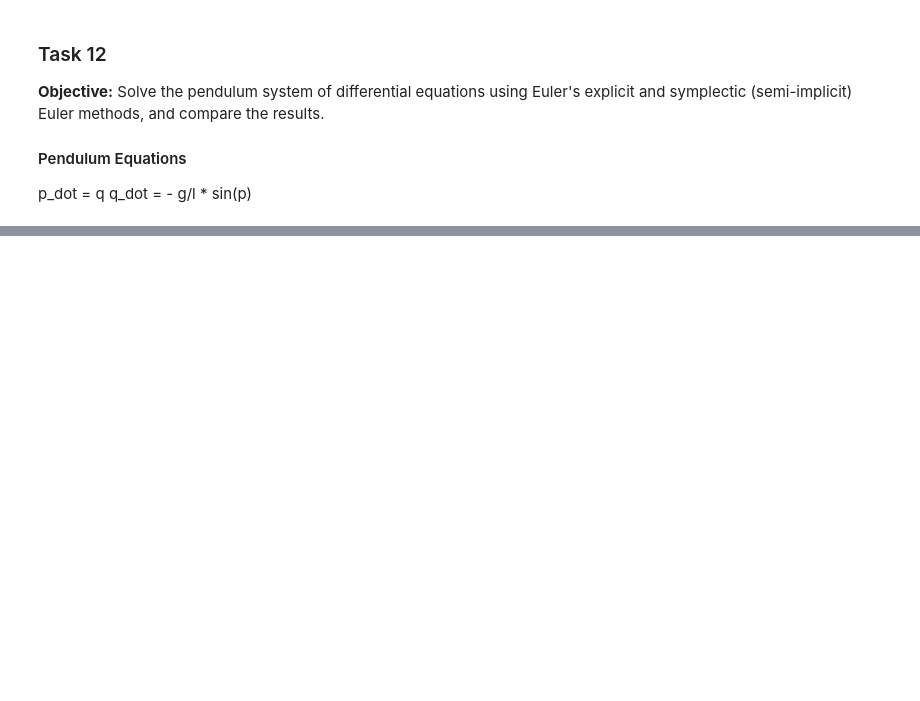
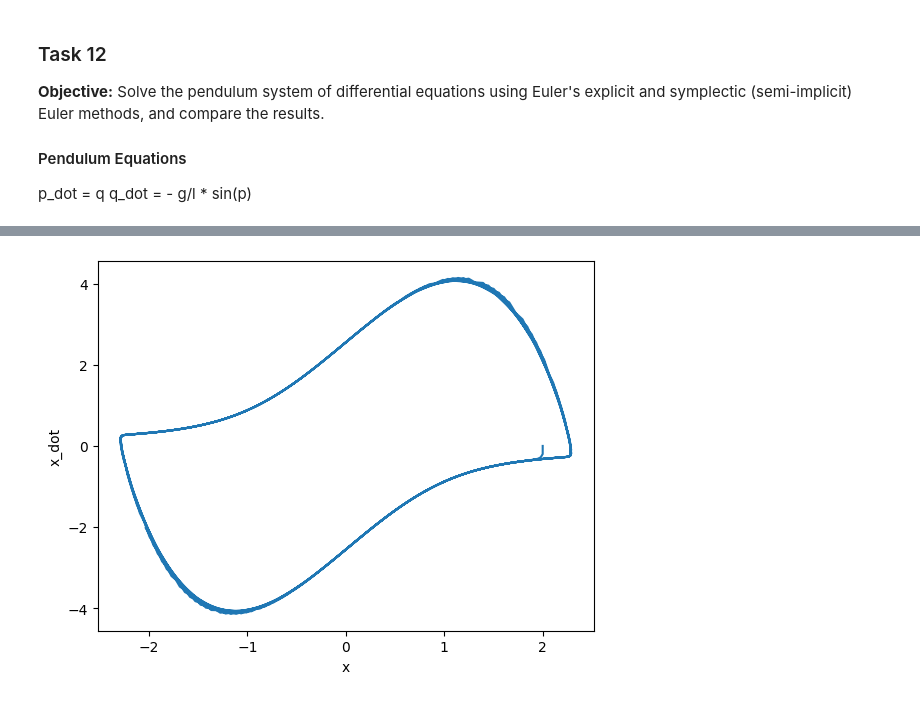
Before and after one commit to erikbohne/TMA4101_Mathematics1, a Jupyter notebook: 5_Difflikningsystemer/difflikningsystemer.ipynb, the cells around one changed output, grey strips where cells are left out. Cells and saved outputs as stored; diff of their text form; code cells hidden in the pictures; blank space fills up the shorter version.

Commit message:
differntial equation systems

```diff
--- a/5_Difflikningsystemer/difflikningsystemer.ipynb
+++ b/5_Difflikningsystemer/difflikningsystemer.ipynb
@@ -133,0 +189,33 @@ q_dot = - g/l * sin(p)
+# %%
+# Define constants
+mu = 2
+T = 60 # Time
+h = 0.1 # Step size
+N = int(T/h) # Number of steps
+x, y = 2, 0 # Initial values
+x_values, y_values = [], [] # Lists to store the x and y values
+
+# van der Pols equation
+# x_dot = y
+# y_dot = - mu * (x^2 - 1) * y - x
+
+# Solve using Euler's method
+for n in range(N):
+
+    new_x = x + h * y
+    new_y = y + h * (-mu * (x**2 - 1) * y - x)
+
+    # append x and y values to the lists
+    x_values.append(x)
+    y_values.append(y)
+
+    # Update x and y
+    x, y = new_x, new_y
+
+# Plot the function values
+plt.plot(x_values, y_values)
+plt.xlabel("x")
+plt.ylabel("x_dot")
+plt.show()
+# %% [output]
+[figure, added]
```
Also changed, not shown: parts of 2 cells of this notebook.
